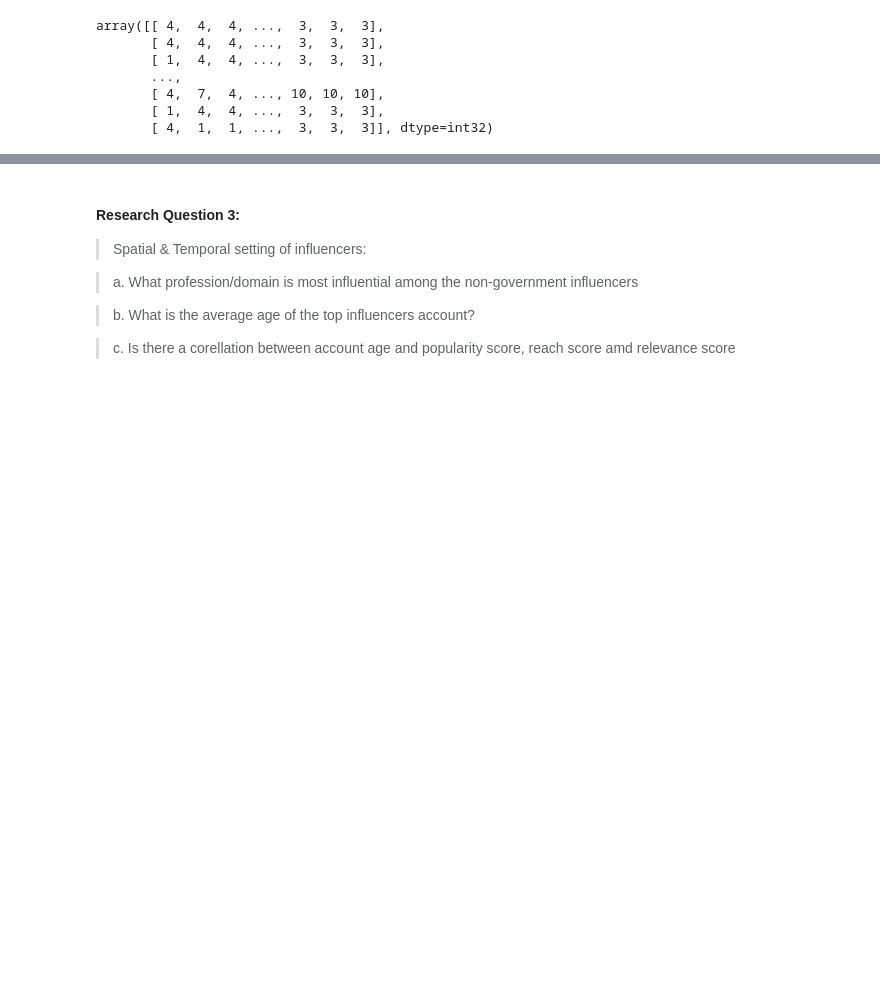
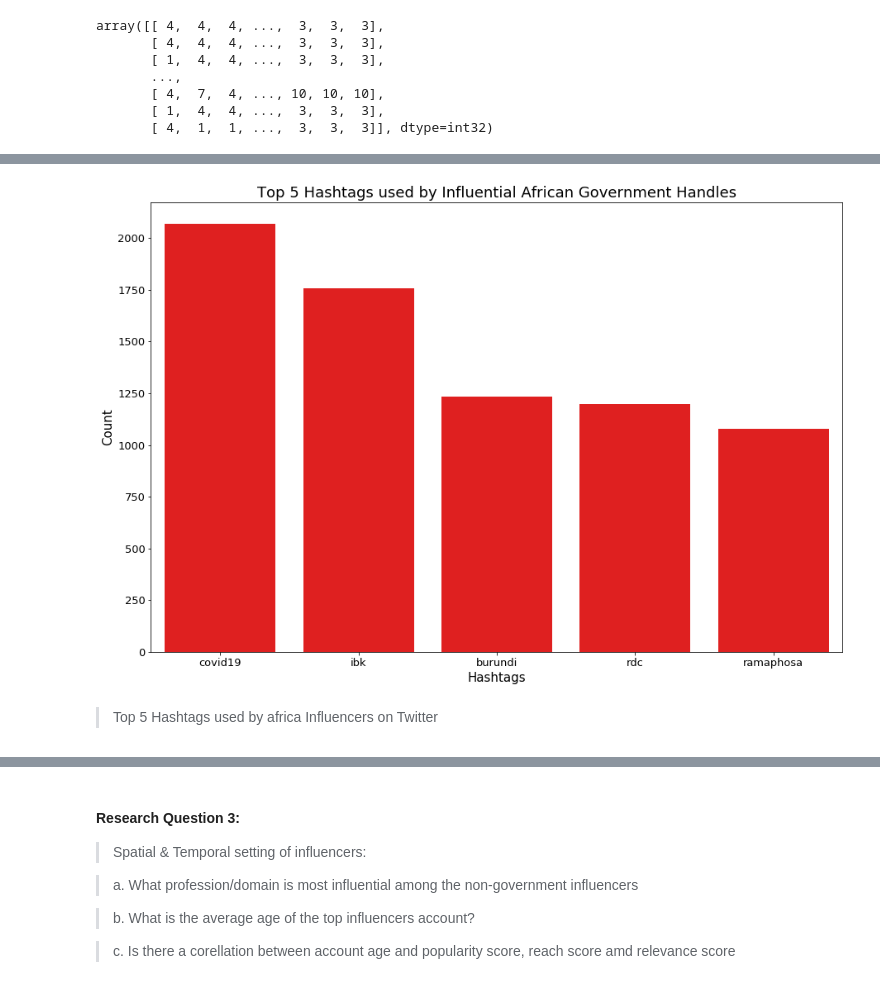
Before and after one commit to Patrick5455/Twitter-User-Segmentation-Nike-Campaign, a Jupyter notebook: project/Analysis.ipynb, the cells around one changed output, grey strips where cells are left out. Drawn from its saved outputs; the diff is of its cells as text; code cells hidden in the pictures; blank space fills up the shorter version.

```diff
--- a/project/Analysis.ipynb
+++ b/project/Analysis.ipynb
@@ -1273,0 +1473,2 @@ plt.show()
+# %%
+govtResHashCopy.hashtags.replace(covid_list, 'covid19', inplace=True)
@@ -1273,0 +1510,4 @@ plt.show()
+# %%
+govtResHashGrouped = govtResHashCopy.groupby(['hashtags',])['hashtags_count'].sum()
+# %%
+govtResHashGrouped = pd.DataFrame(govtResHashGrouped).sort_values(by='hashtags_count', ascending=False).reset_index()
@@ -1273,0 +1743,2 @@ plt.show()
+# %%
+govtTop5Hash = govtResHashGrouped.head()
@@ -1273,0 +1754,14 @@ plt.show()
+# %%
+plt.figure(figsize=(15,10))
+sns.barplot(x='hashtags', y='hashtags_count', data=govtTop5Hash, color='r')
+plt.title('Top 5 Hashtags used by Influential African Government Handles', fontsize=18)
+plt.xlabel('Hashtags', fontsize=15)
+plt.ylabel('Count', fontsize=15)
+plt.xticks(fontsize=13)
+plt.yticks(fontsize=13)
+plt.savefig(format='png', fname='savedCharts/hashtags/top5HashGovt.png')
+plt.show()
+# %% [output]
+[figure, added]
+# %% [markdown]
+> Top 5 Hashtags used by africa Influencers on Twitter
```
Also changed, not shown: parts of 104 cells of this notebook.
